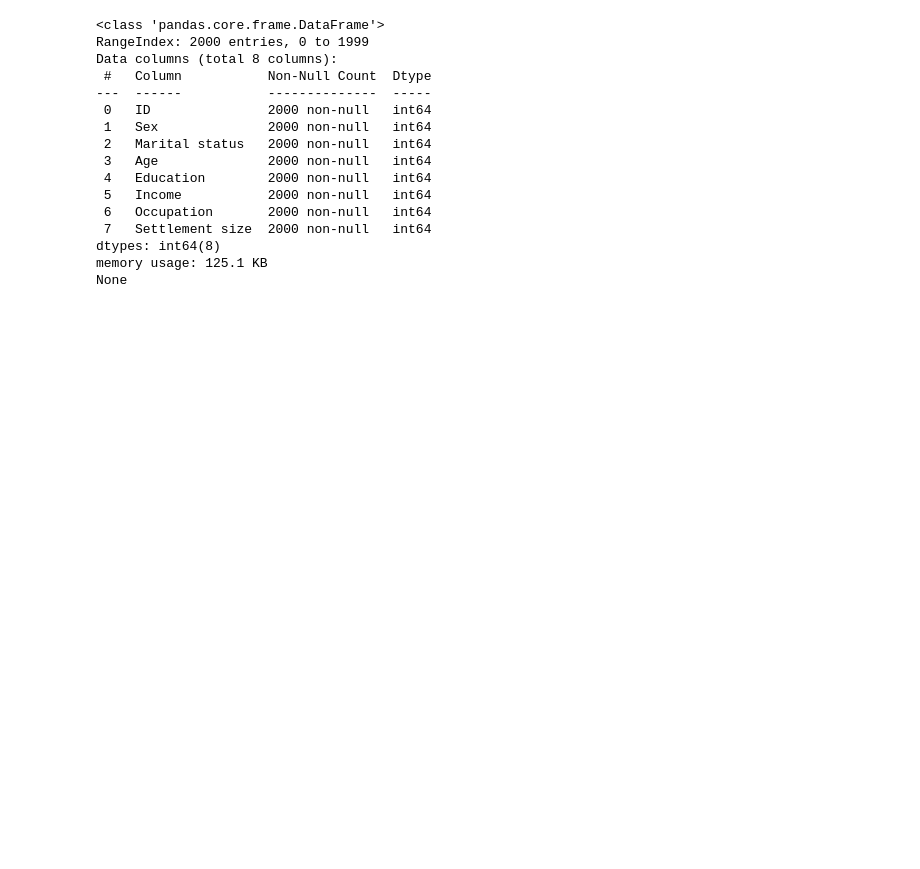
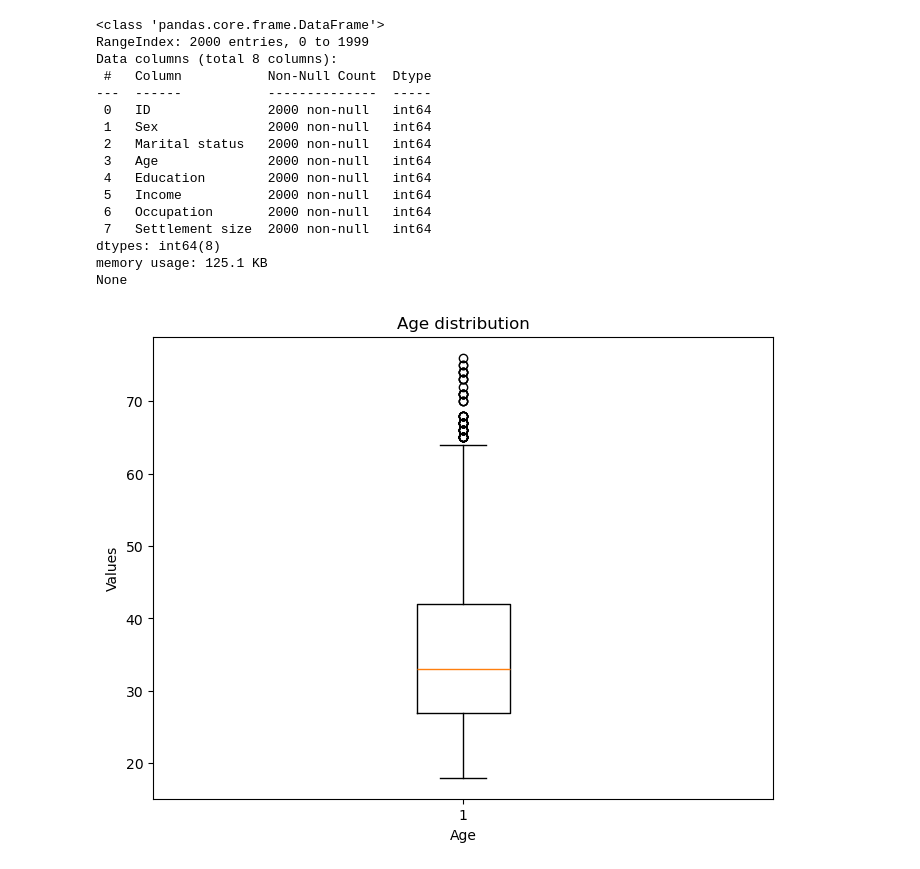
Before and after one commit to Olaedo23/Customer-segmentation, a Jupyter notebook: Customer_data.ipynb, the cells around one changed output. Saved outputs shown, nothing was run; the diff lists cells and outputs as text; code cells hidden in the pictures; blank space fills up the shorter version.

```diff
--- a/Customer_data.ipynb
+++ b/Customer_data.ipynb
@@ -88,3 +86,13 @@ Data columns (total 8 columns):
 dtypes: int64(8)
 memory usage: 125.1 KB
 None
+# %%
+#checking out if we have ouliers in the age of customers
+plt.figure(figsize=(8,6))
+plt.boxplot(Sd['Age'])
+plt.title('Age distribution')
+plt.xlabel('Age')
+plt.ylabel('Values')
+plt.show()
+# %% [output]
+[figure, added]
```
Also changed, not shown: parts of 2 cells of this notebook.
